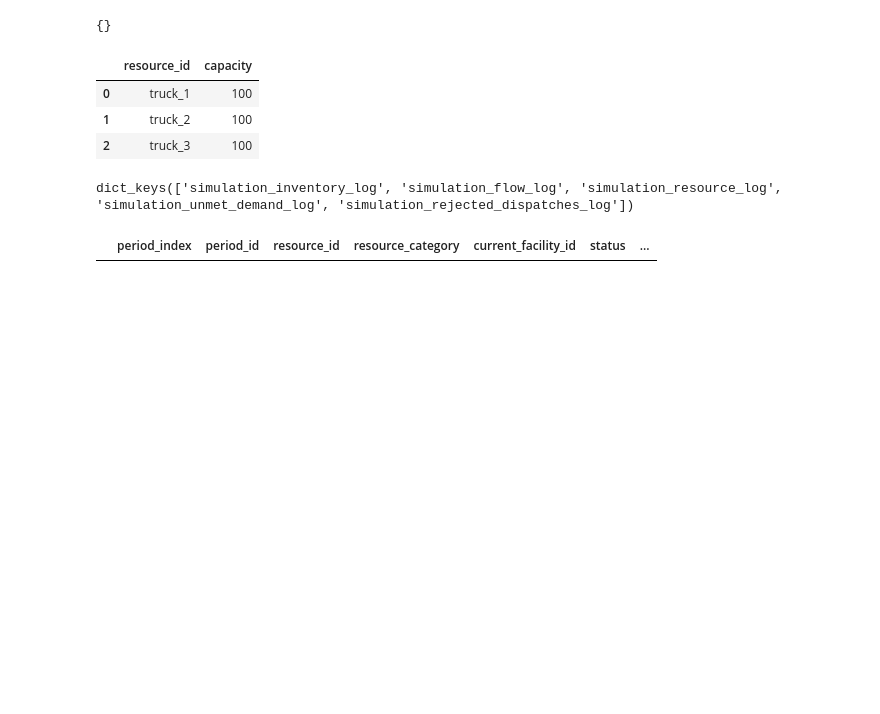
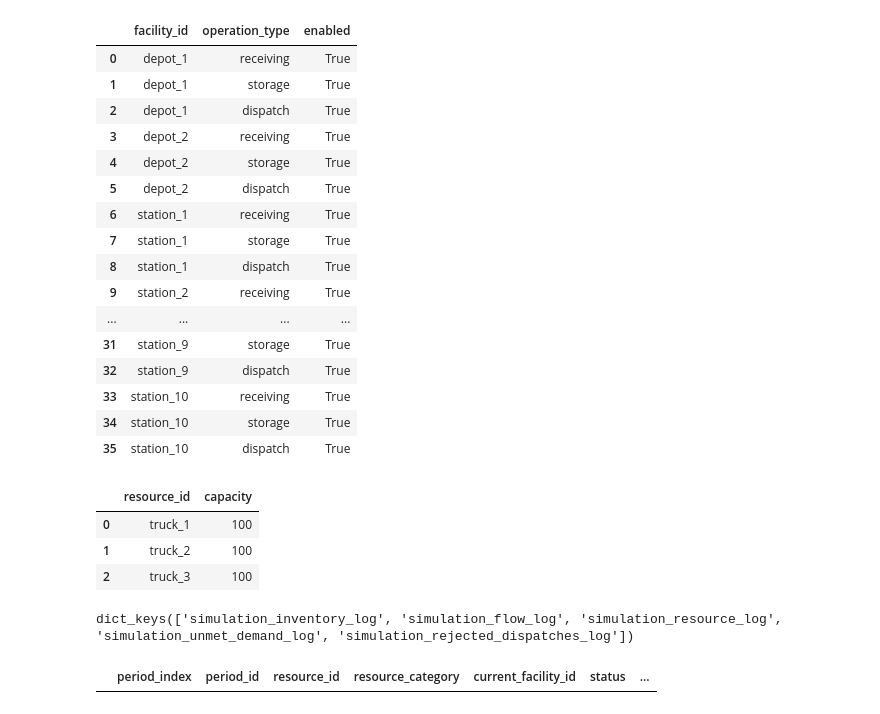
Before and after one commit to vlzm/GFDRR, a Jupyter notebook: notebooks/understand/temp.ipynb, the cells around one changed output. Cells and saved outputs as stored; diff of their text form; code cells hidden in the pictures; blank space fills up the shorter version.

```diff
--- a/notebooks/understand/temp.ipynb
+++ b/notebooks/understand/temp.ipynb
@@ -51,5 +135,5 @@ TypeError: DataLoaderGraph._build_resources() missing 1 required positional argu
 # %%
-ll = DataLoaderGraph(mock_loader)
+ll = DataLoaderGraph(mock)
 
 temporal = ll._build_temporal()
 entities = ll._build_entities()
@@ -75,7 +152,23 @@ aaaa
 # %%
-resources
+behavior['facility_operations']
 # %% [output]
-{}
+|  | facility_id | operation_type | enabled |
+| 0 | depot_1 | receiving | True |
+| 1 | depot_1 | storage | True |
+| 2 | depot_1 | dispatch | True |
+| 3 | depot_2 | receiving | True |
+| 4 | depot_2 | storage | True |
+| 5 | depot_2 | dispatch | True |
+| 6 | station_1 | receiving | True |
+| 7 | station_1 | storage | True |
+| 8 | station_1 | dispatch | True |
+| 9 | station_2 | receiving | True |
+| ... | ... | ... | ... |
+| 31 | station_9 | storage | True |
+| 32 | station_9 | dispatch | True |
+| 33 | station_10 | receiving | True |
+| 34 | station_10 | storage | True |
+| 35 | station_10 | dispatch | True |
 # %%
 mock_loader.df_resource_capacities
 # %% [output]
```
Also changed, not shown: parts of 9 cells of this notebook, 1 other file.
